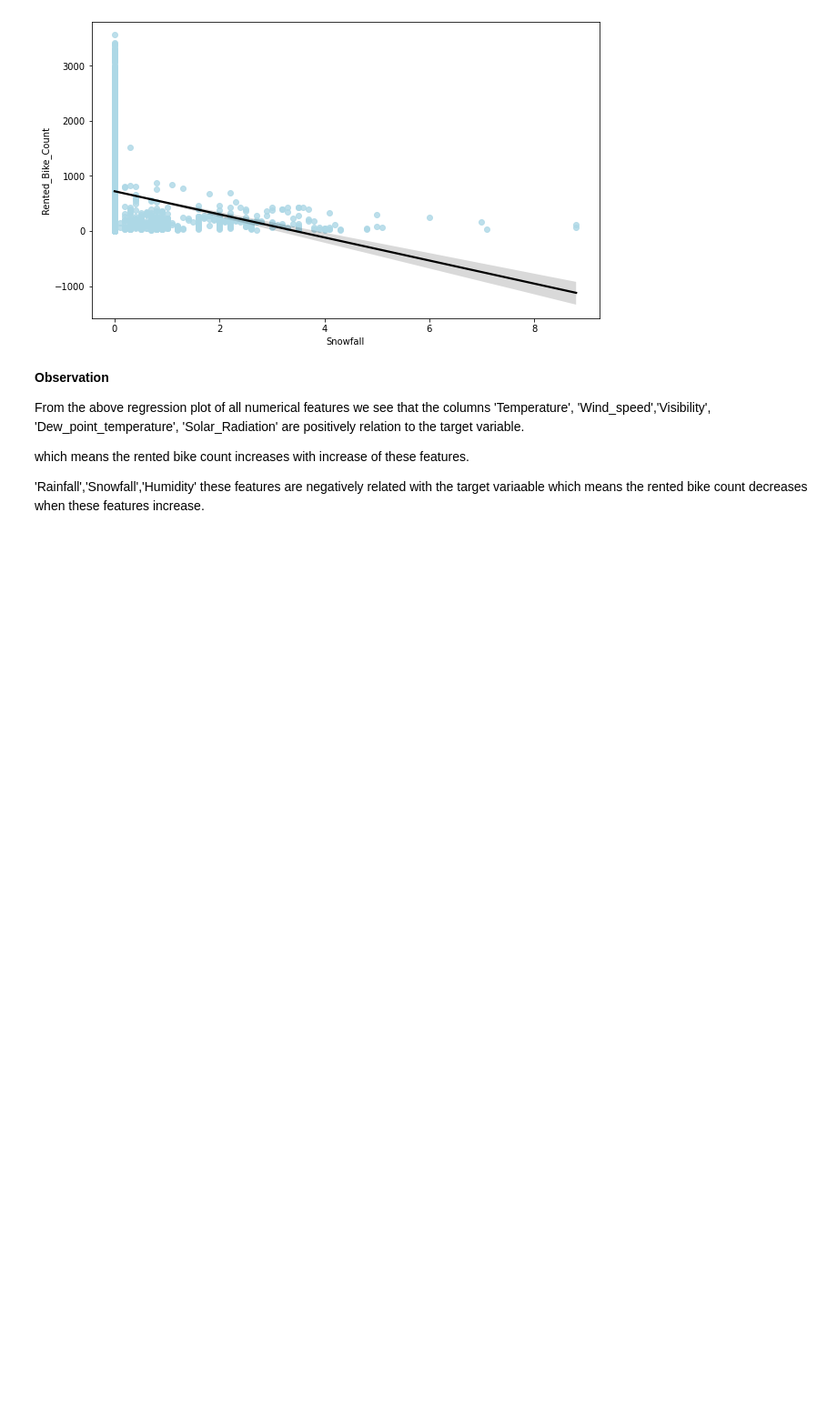
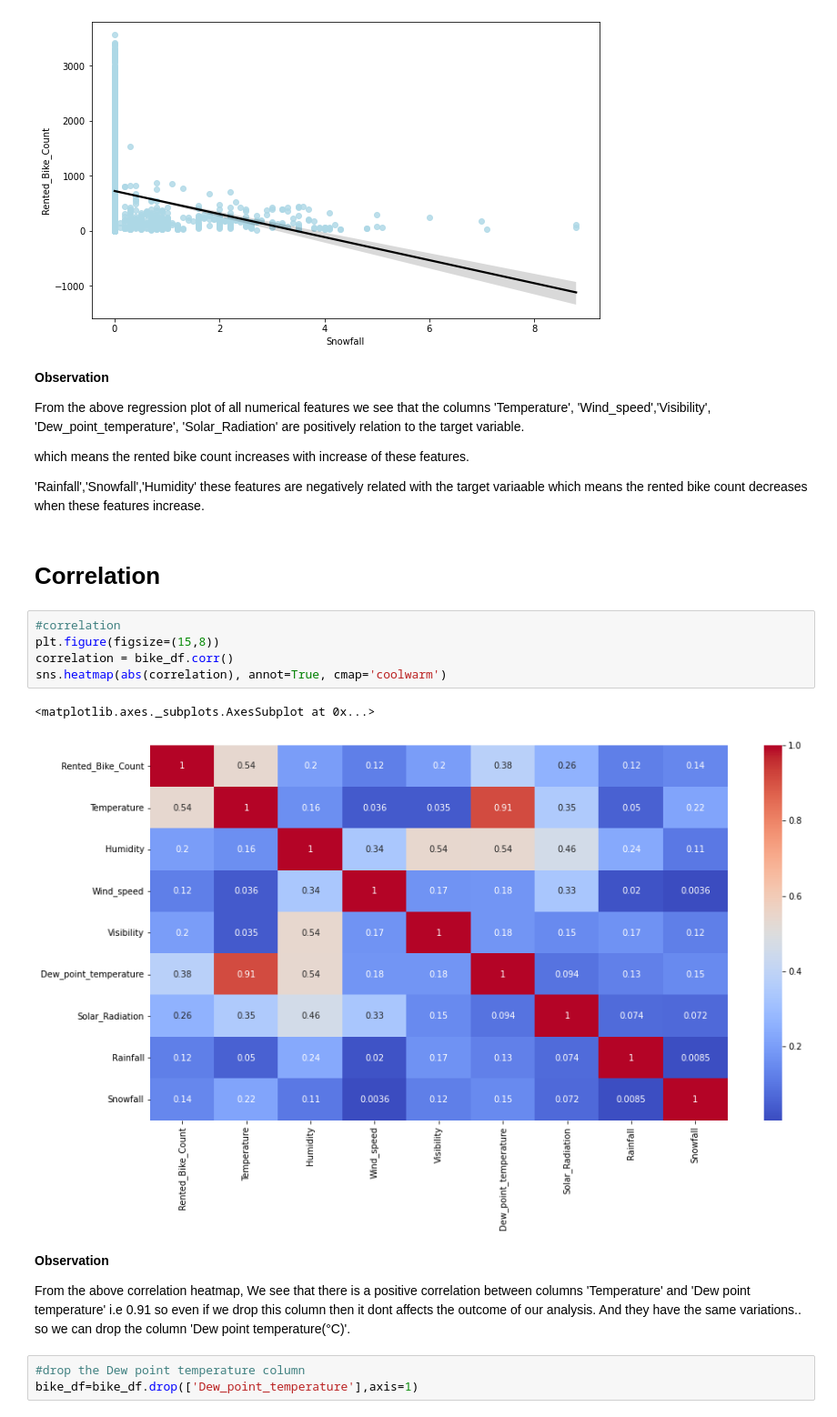
Before and after one commit to Tanushri920/Bike-Sharing-Demand-Prediction, a Jupyter notebook: Copy_of_Bike_Sharing_Demand_Prediction_Capstone_Project.ipynb, the cells around one changed output. Shown at 91% size. Saved outputs shown, nothing was run; the diff lists cells and outputs as text; blank space fills up the shorter version.

```diff
--- a/Copy_of_Bike_Sharing_Demand_Prediction_Capstone_Project.ipynb
+++ b/Copy_of_Bike_Sharing_Demand_Prediction_Capstone_Project.ipynb
@@ -556,3 +556,20 @@ From the above regression plot of all numerical features we see that the columns
 which means the rented bike count increases with increase of these features.
 
 'Rainfall','Snowfall','Humidity' these features are negatively related with the target variaable which means the rented bike count decreases when these features increase.
+# %% [markdown]
+# **Correlation**
+# %%
+#correlation
+plt.figure(figsize=(15,8))
+correlation = bike_df.corr()
+sns.heatmap(abs(correlation), annot=True, cmap='coolwarm')
+# %% [output]
+<matplotlib.axes._subplots.AxesSubplot at 0x...>
+[figure, added]
+# %% [markdown]
+**Observation**
+
+From the above correlation heatmap, We see that there is a positive correlation between columns 'Temperature' and 'Dew point temperature' i.e 0.91 so even if we drop this column then it dont affects the outcome of our analysis. And they have the same variations.. so we can drop the column 'Dew point temperature(°C)'.
+# %%
+#drop the Dew point temperature column
+bike_df=bike_df.drop(['Dew_point_temperature'],axis=1)
```
Also changed, not shown: parts of 22 cells of this notebook.
